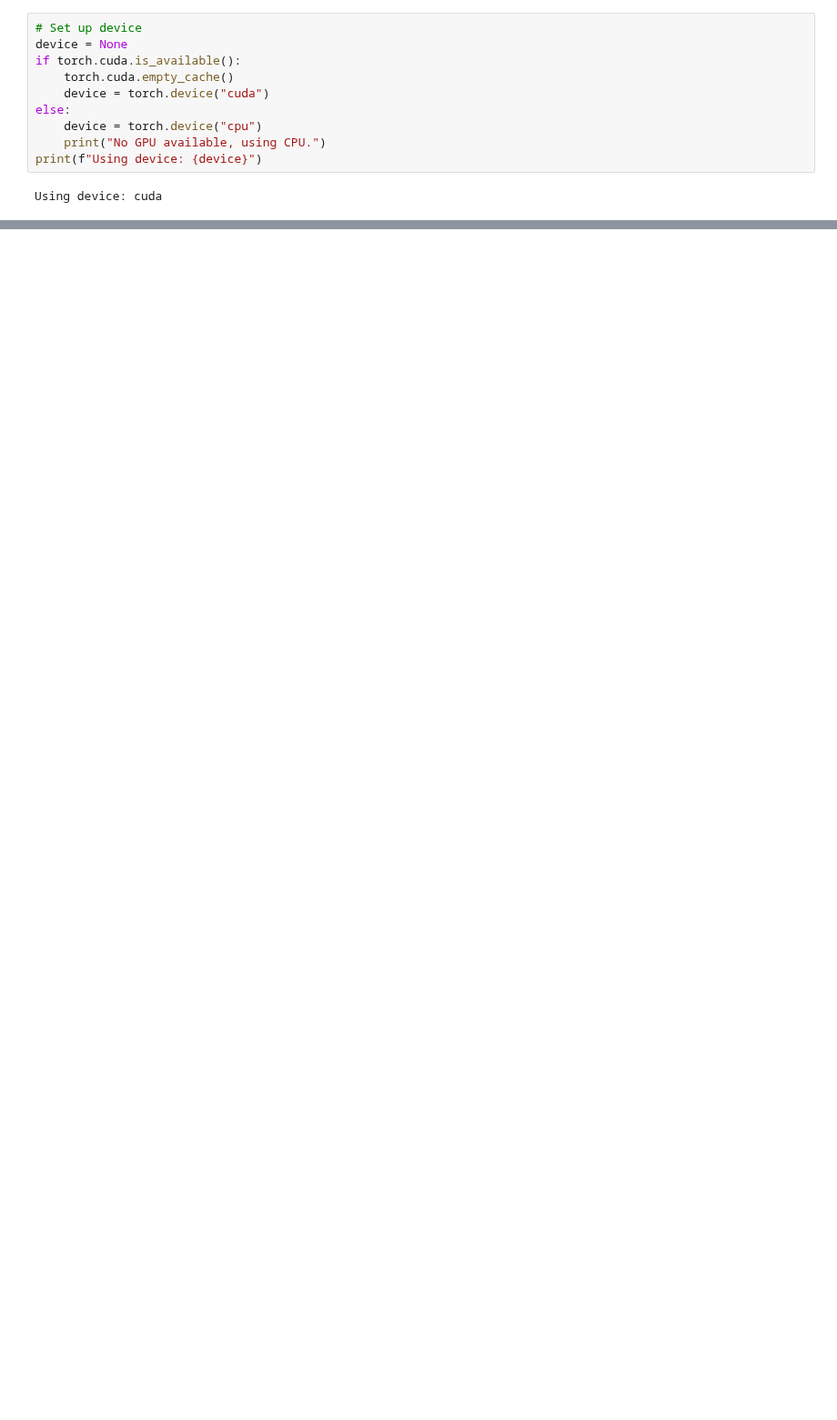
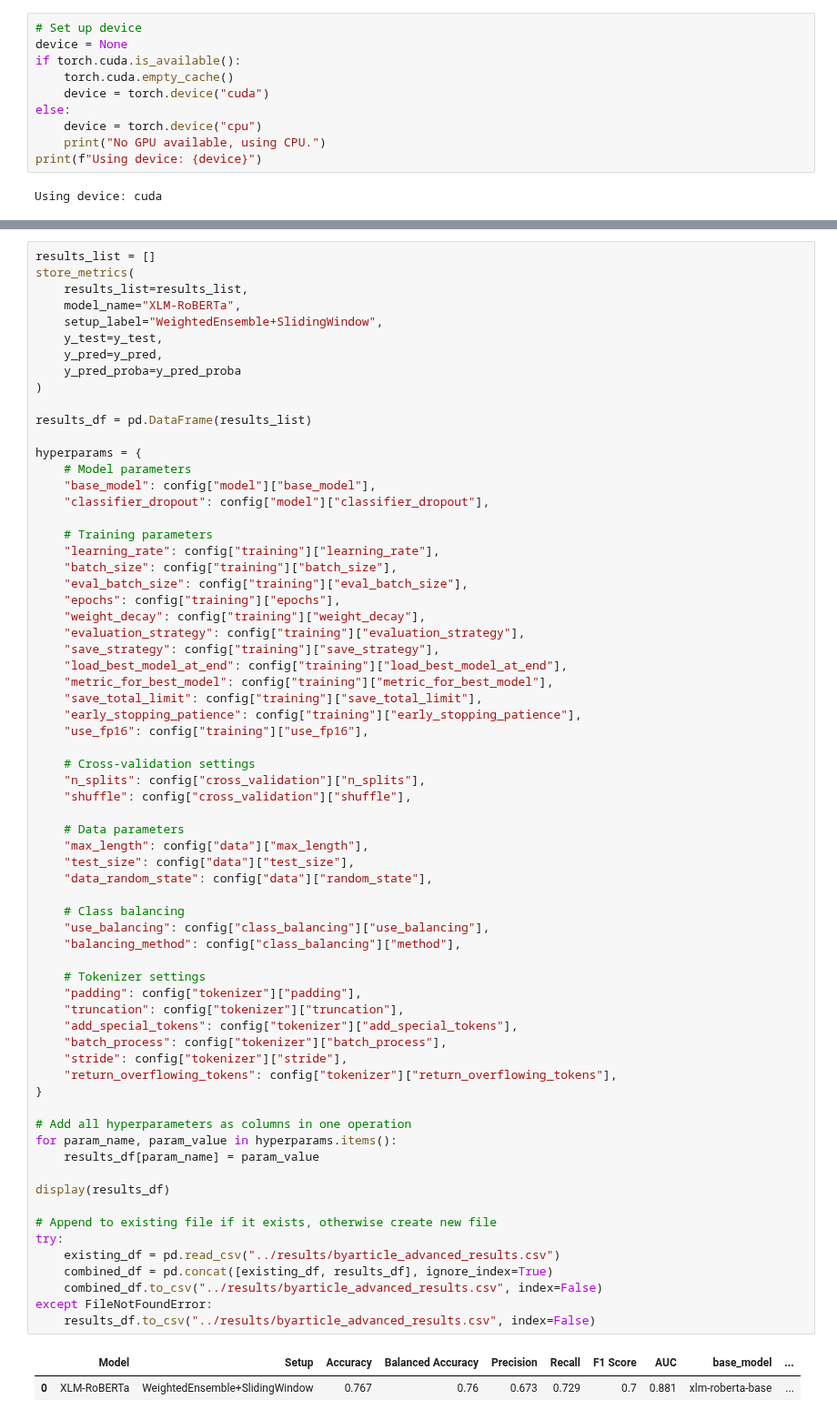
Before and after one commit to badaa002/DAT550-2025---Hyperpartisan-News-Detection-, a Jupyter notebook: notebooks/xlm_roberta.ipynb, the cells around one changed output, grey strips where cells are left out. Shown at 91% size. Cells and saved outputs as stored; diff of their text form; blank space fills up the shorter version.

```diff
--- a/notebooks/xlm_roberta.ipynb
+++ b/notebooks/xlm_roberta.ipynb
@@ -361,0 +424,70 @@ NameError: name 'fold_results' is not defined
+# %%
+results_list = []
+store_metrics(
+    results_list=results_list,
+    model_name="XLM-RoBERTa",
+    setup_label="WeightedEnsemble+SlidingWindow",
+    y_test=y_test,
+    y_pred=y_pred,
+    y_pred_proba=y_pred_proba
+)
+
+results_df = pd.DataFrame(results_list)
+
+hyperparams = {
+    # Model parameters
+    "base_model": config["model"]["base_model"],
+    "classifier_dropout": config["model"]["classifier_dropout"],
+
+    # Training parameters
+    "learning_rate": config["training"]["learning_rate"],
+    "batch_size": config["training"]["batch_size"],
+    "eval_batch_size": config["training"]["eval_batch_size"],
+    "epochs": config["training"]["epochs"],
+    "weight_decay": config["training"]["weight_decay"],
+    "evaluation_strategy": config["training"]["evaluation_strategy"],
+    "save_strategy": config["training"]["save_strategy"],
+    "load_best_model_at_end": config["training"]["load_best_model_at_end"],
+    "metric_for_best_model": config["training"]["metric_for_best_model"],
+    "save_total_limit": config["training"]["save_total_limit"],
+    "early_stopping_patience": config["training"]["early_stopping_patience"],
+    "use_fp16": config["training"]["use_fp16"],
+
+    # Cross-validation settings
+    "n_splits": config["cross_validation"]["n_splits"],
+    "shuffle": config["cross_validation"]["shuffle"],
+
+    # Data parameters
+    "max_length": config["data"]["max_length"],
+    "test_size": config["data"]["test_size"],
+    "data_random_state": config["data"]["random_state"],
+
+    # Class balancing
+    "use_balancing": config["class_balancing"]["use_balancing"],
+    "balancing_method": config["class_balancing"]["method"],
+
+    # Tokenizer settings
+    "padding": config["tokenizer"]["padding"],
+    "truncation": config["tokenizer"]["truncation"],
+    "add_special_tokens": config["tokenizer"]["add_special_tokens"],
+    "batch_process": config["tokenizer"]["batch_process"],
+    "stride": config["tokenizer"]["stride"],
+    "return_overflowing_tokens": config["tokenizer"]["return_overflowing_tokens"],
+}
+
+# Add all hyperparameters as columns in one operation
+for param_name, param_value in hyperparams.items():
+    results_df[param_name] = param_value
+
+display(results_df)
+
+# Append to existing file if it exists, otherwise create new file
+try:
+    existing_df = pd.read_csv("../results/byarticle_advanced_results.csv")
+    combined_df = pd.concat([existing_df, results_df], ignore_index=True)
+    combined_df.to_csv("../results/byarticle_advanced_results.csv", index=False)
+except FileNotFoundError:
+    results_df.to_csv("../results/byarticle_advanced_results.csv", index=False)
+# %% [output]
+|  | Model | Setup | Accuracy | Balanced Accuracy | Precision | Recall | F1 Score | AUC | base_model | ... |
+| 0 | XLM-RoBERTa | WeightedEnsemble+SlidingWindow | 0.767 | 0.76 | 0.673 | 0.729 | 0.7 | 0.881 | xlm-roberta-base | ... |
```
Also changed, not shown: parts of 7 cells of this notebook, 1 other file.
